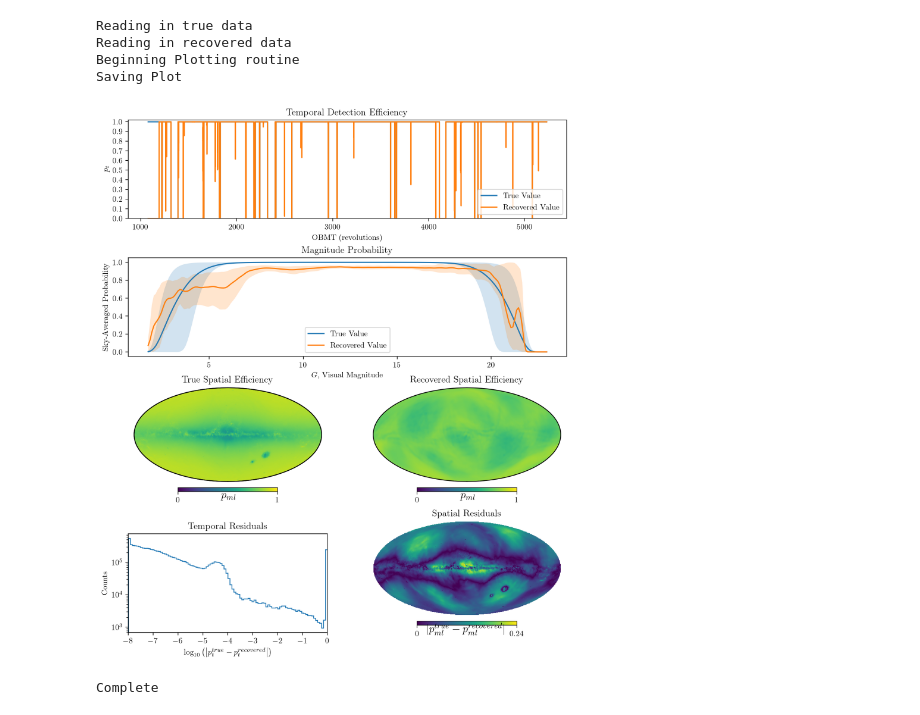
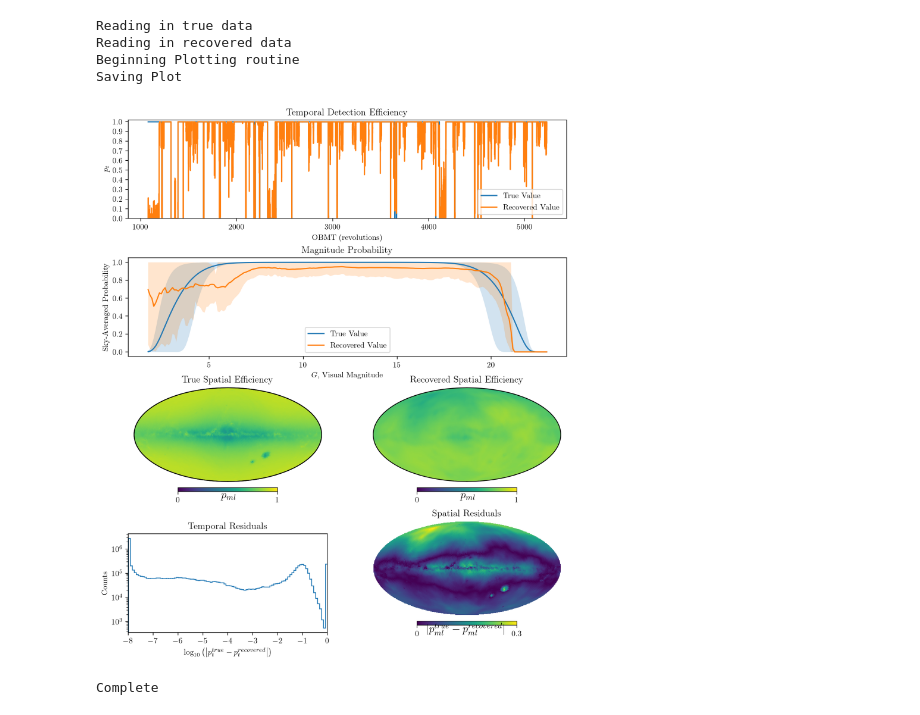
Before and after one commit to gaiaverse/Gaia-EDR3-selection-function, a Jupyter notebook: OutputAnalysis/JackPlotting/JuypterPlotter.ipynb, the cells around one changed output. Cells and saved outputs as stored; diff of their text form; code cells hidden in the pictures.

Commit message:
Fudging the test sets to get more stars in lower mags

```diff
--- a/OutputAnalysis/JackPlotting/JuypterPlotter.ipynb
+++ b/OutputAnalysis/JackPlotting/JuypterPlotter.ipynb
@@ -362,18 +362,18 @@ def fullSuite(usingCurrent = True,combo = ["flat","gaps","galaxy","full"]):
 # %%
 # fullSuite(True, combo = ["gaps","full"])
 # %%
-directory = "../../../CodeOutput/Production_BurnIn/"
+directory = "../../../CodeOutput/Production_BurnIn2/"
 final = "FinalPosition_TransformedParameters.dat"
-current = "TempPositions/TempPosition36_TransformedParameters.dat"
+current = "TempPositions/TempPosition170_TransformedParameters.dat"
 dataDir = "../../../Data/TestSets/full/"
 fullSimDir = directory
-baseFrame("test.png",dataDir,fullSimDir,final)
+baseFrame("test.png",dataDir,fullSimDir,current)
 # %% [output]
 Reading in true data
 Reading in recovered data
 Beginning Plotting routine
 Saving Plot
-[figure, old version]
+[figure, new version]
 Complete
 # %%
  multiMagFrame("test_mag.png",dataDir,fullSimDir,current)
```
Also changed, not shown: parts of 1 cell of this notebook, 1 other file.
